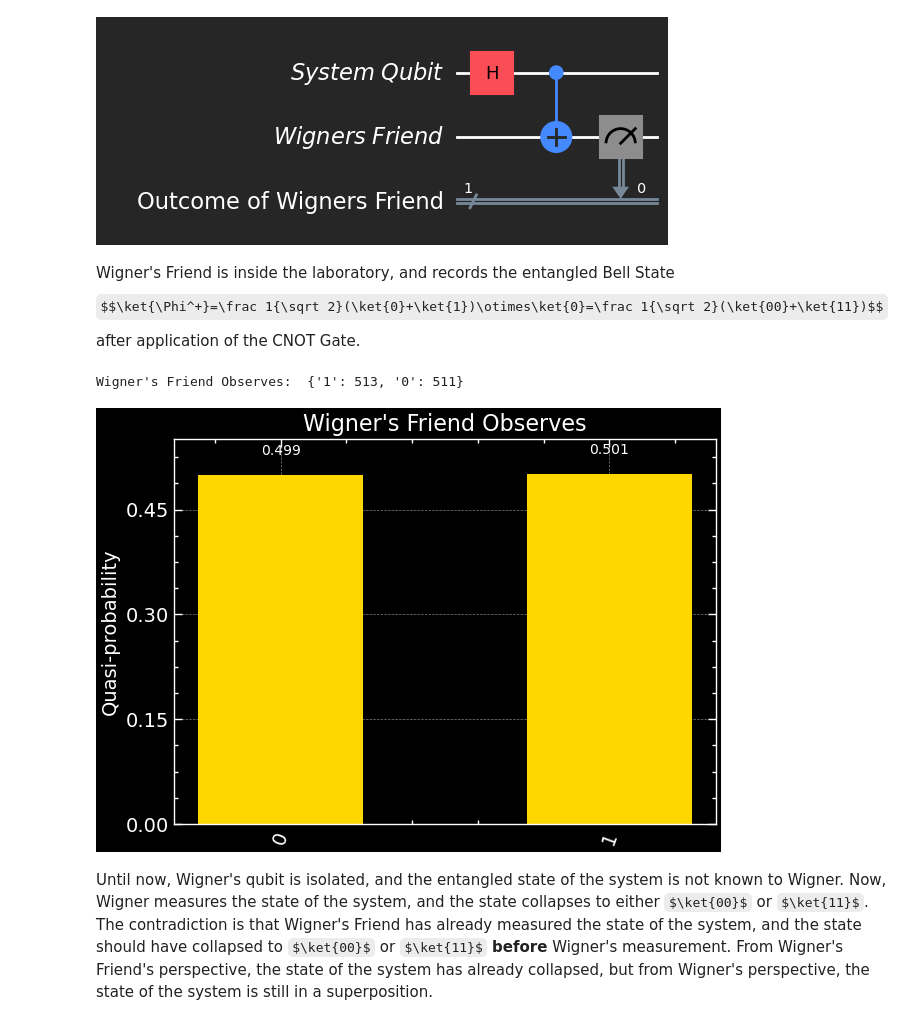
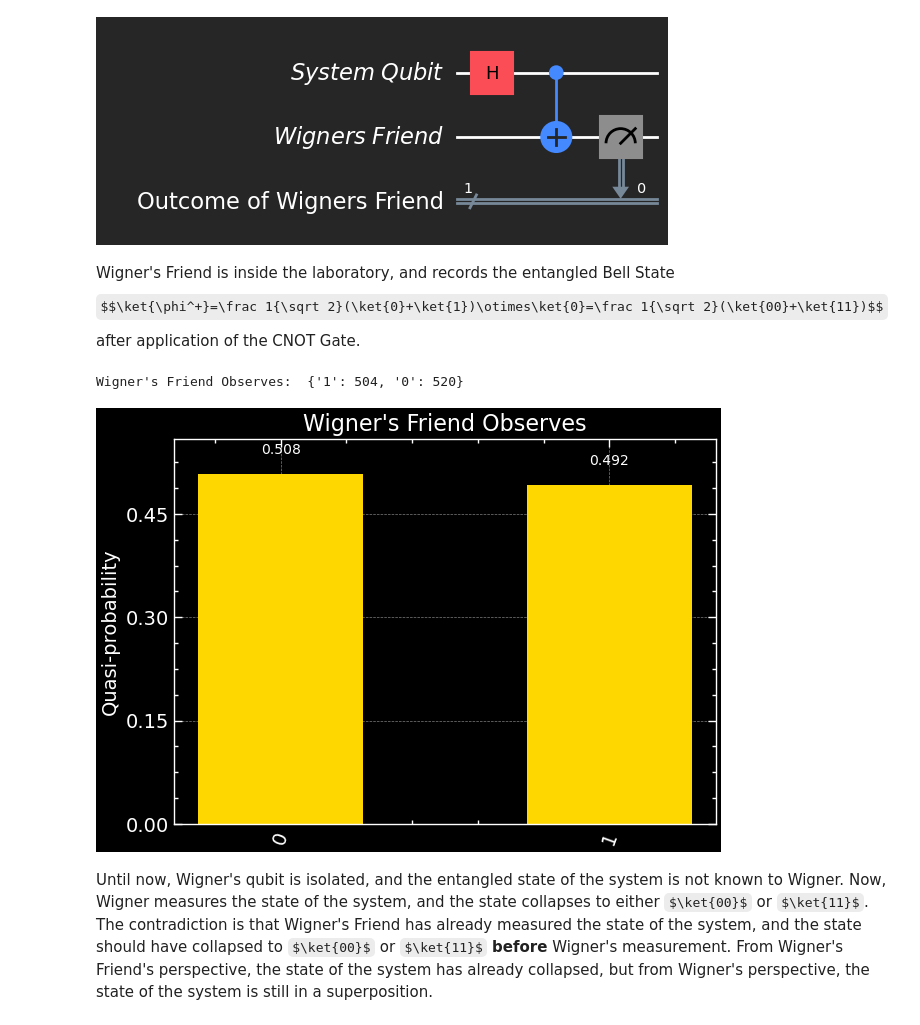
Before and after one commit to Siddhantshimpi/Siddhantshimpi, a Jupyter notebook: Physics/Qiskit/wigner.ipynb, the cells around one changed output. Drawn from its saved outputs; the diff is of its cells as text; code cells hidden in the pictures; some formulas as TeX source.

```diff
--- a/Physics/Qiskit/wigner.ipynb
+++ b/Physics/Qiskit/wigner.ipynb
@@ -23,16 +26,16 @@ qc_1.draw('mpl', style = 'iqx-dark')
 # %% [output]
 [figure]
 # %% [markdown]
-Wigner's Friend is inside the laboratory, and records the entangled Bell State $$\ket{\Phi^+}=\frac 1{\sqrt 2}(\ket{0}+\ket{1})\otimes\ket{0}=\frac 1{\sqrt 2}(\ket{00}+\ket{11})$$ after application of the CNOT Gate.
+Wigner's Friend is inside the laboratory, and records the entangled Bell State $$\ket{\phi^+}=\frac 1{\sqrt 2}(\ket{0}+\ket{1})\otimes\ket{0}=\frac 1{\sqrt 2}(\ket{00}+\ket{11})$$ after application of the CNOT Gate.
 # %%
 backend = AerSimulator()
-result = backend.run(qc).result()
+result = backend.run(qc_1).result()
 
 print("Wigner's Friend Observes: ", result.get_counts())
 plot_distribution(result.get_counts(), title = "Wigner's Friend Observes", color = 'gold')
 # %% [output]
-Wigner's Friend Observes:  {'1': 513, '0': 511}
+Wigner's Friend Observes:  {'1': 504, '0': 520}
-[figure, old version]
+[figure, new version]
 # %% [markdown]
 Until now, Wigner's qubit is isolated, and the entangled state of the system is not known to Wigner. Now, Wigner measures the state of the system, and the state collapses to either $\ket{00}$ or $\ket{11}$. The contradiction is that Wigner's Friend has already measured the state of the system, and the state should have collapsed to $\ket{00}$ or $\ket{11}$ **before** Wigner's measurement. From Wigner's Friend's perspective, the state of the system has already collapsed, but from Wigner's perspective, the state of the system is still in a superposition.
 # %%
```
Also changed, not shown: parts of 28 cells of this notebook, 7 other files.
